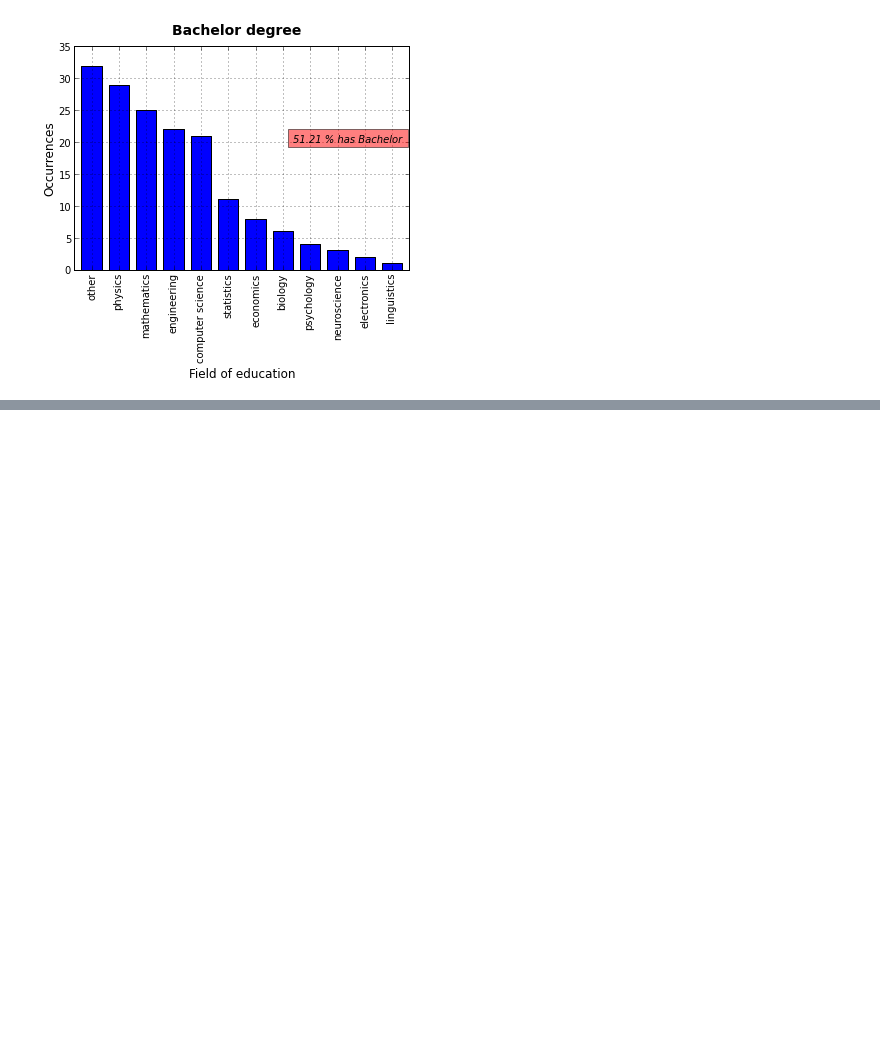
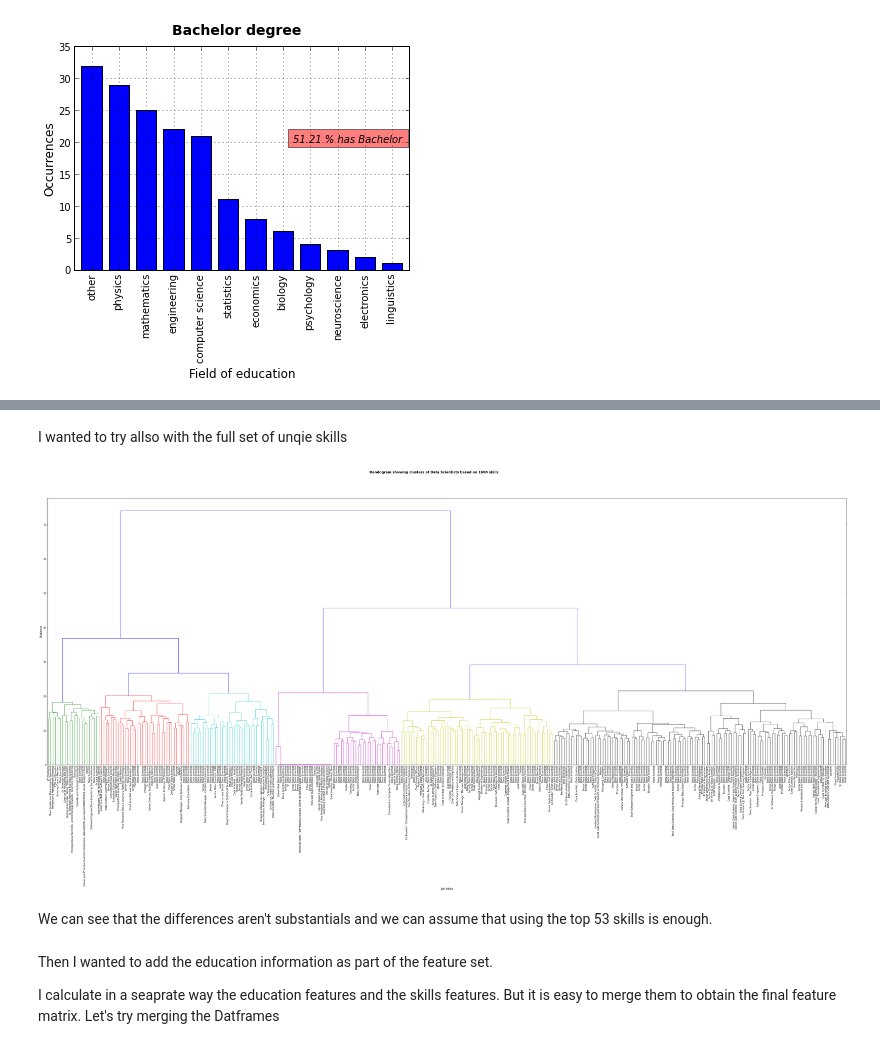
Before and after one commit to carlotorniai/Zproject, a Jupyter notebook: Story so far.ipynb, the cells around one changed output, grey strips where cells are left out. Saved outputs shown, nothing was run; the diff lists cells and outputs as text; code cells hidden in the pictures; blank space fills up the shorter version.

```diff
--- a/Story so far.ipynb
+++ b/Story so far.ipynb
@@ -345,0 +423,21 @@ plot_column(df.bc_1, "Bachelor")
+# %% [markdown]
+I wanted to try allso with the full set of unqie skills
+# %%
+# Let's compute the distance using ALL the features
+
+dist_skills = squareform(pdist(df_skills, metric='euclidean'))
+fig = plt.figure(figsize=(60, 20))
+R = dendrogram(linkage(dist_skills, method='complete'), labels = new_lables, color_threshold=22, leaf_font_size=10)
+plt.ylabel('Distance', fontsize=12)
+plt.xlabel('Job titles', fontsize=12)
+plt.suptitle('Dendogram showing clusters of Data Scientists based on 1600 skills', fontweight='bold', fontsize=14);
+# %% [output]
+[figure, added]
+# %% [markdown]
+We can see that the differences aren't substantials and we can assume that using the top 53 skills is enough.
+# %% [markdown]
+Then I wanted to add the education information as part of the feature set.
+
+I calculate in a seaprate way the education features and the skills features.
+But it is easy to merge them to obtain the final feature matrix.
+ Let's try merging the Datframes
```
Also changed, not shown: parts of 11 cells of this notebook, 2 other files.
